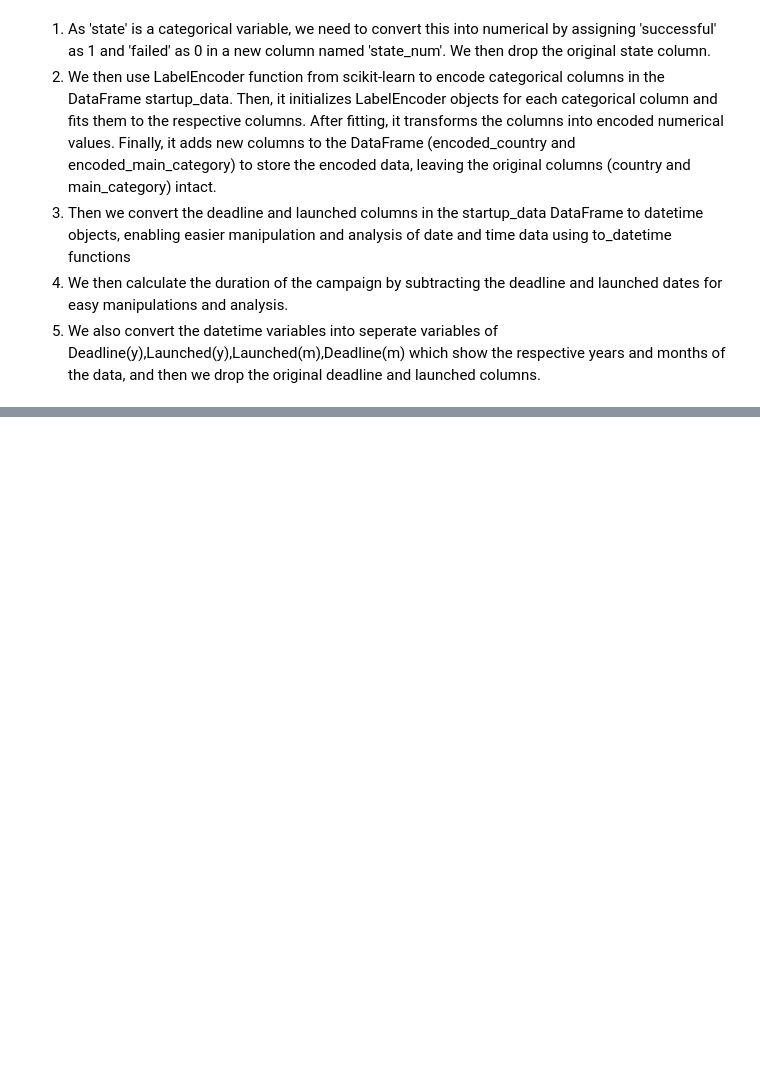
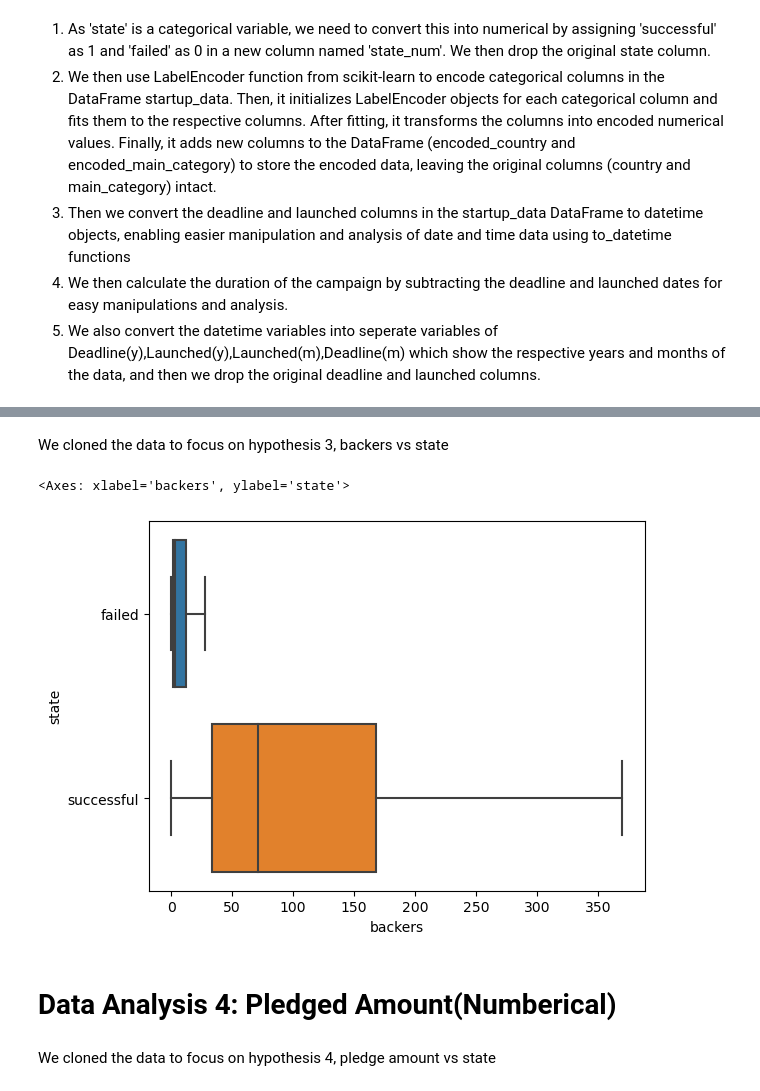
Before and after one commit to yongcake/SC1015-Project, a Jupyter notebook: Kickstarter Project Prediction.ipynb, the cells around one changed output, grey strips where cells are left out. Drawn from its saved outputs; the diff is of its cells as text; code cells hidden in the pictures; blank space fills up the shorter version.

```diff
--- a/Kickstarter Project Prediction.ipynb
+++ b/Kickstarter Project Prediction.ipynb
@@ -67,0 +259,20 @@ startup_data
+# %% [markdown]
+We cloned the data to focus on hypothesis 3, backers vs state
+# %%
+backers = startup_data
+# %%
+#Removing Outliers
+z_backers = np.abs(stats.zscore(backers['backers']))
+threshold = 3
+outliers_backers = backers[z_duration > threshold]
+backers = backers.drop(outliers_duration.index)
+# %%
+#In the following code, we plottted the box plot for backers vs state
+sb.boxplot(data=backers, x="backers", y="state", showfliers = False)
+# %% [output]
+<Axes: xlabel='backers', ylabel='state'>
+[figure, added]
+# %% [markdown]
+# Data Analysis 4: Pledged Amount(Numberical)
+# %% [markdown]
+We cloned the data to focus on hypothesis 4, pledge amount vs state
```
Also changed, not shown: parts of 37 cells of this notebook.
